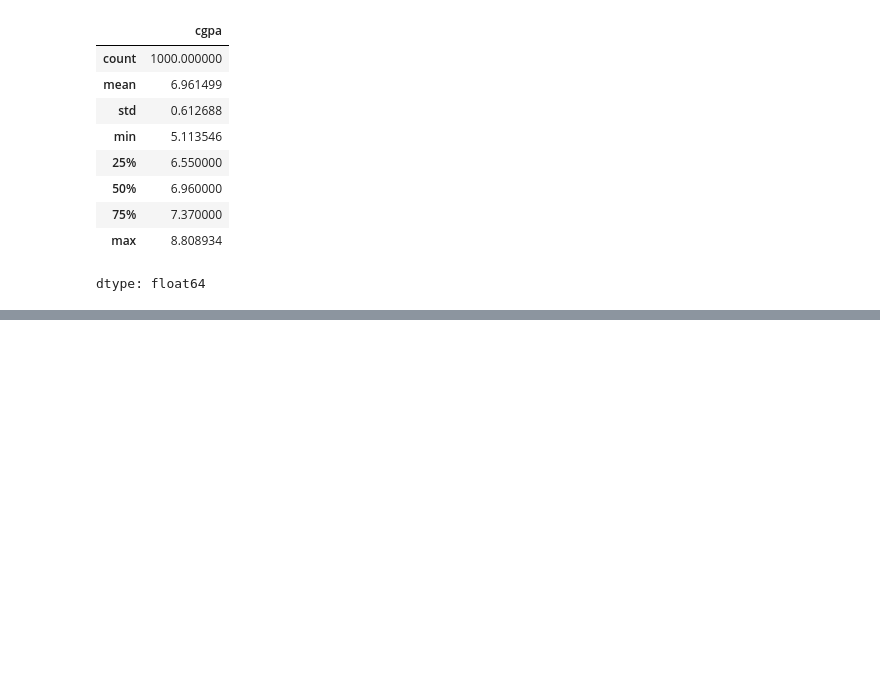
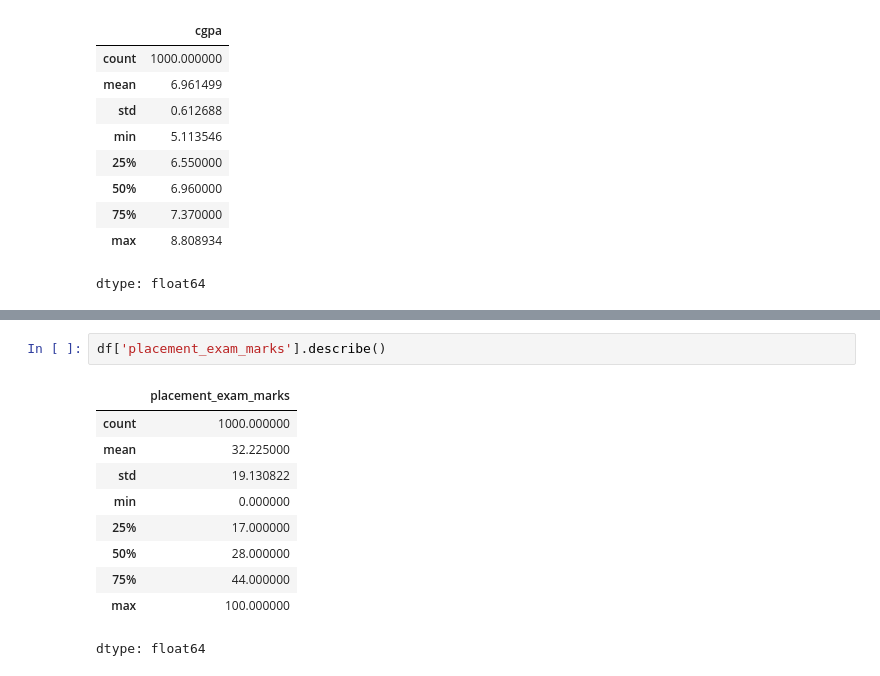
Before and after one commit to suryashekharsasmal/My-ML-concept, a Jupyter notebook: Machin_lerning.ipynb, the cells around one changed output, grey strips where cells are left out. Drawn from its saved outputs; the diff is of its cells as text; blank space fills up the shorter version.

```diff
--- a/Machin_lerning.ipynb
+++ b/Machin_lerning.ipynb
@@ -1746,0 +1780,13 @@ dtype: float64
+# %%
+df['placement_exam_marks'].describe()
+# %% [output]
+|  | placement_exam_marks |
+| count | 1000.000000 |
+| mean | 32.225000 |
+| std | 19.130822 |
+| min | 0.000000 |
+| 25% | 17.000000 |
+| 50% | 28.000000 |
+| 75% | 44.000000 |
+| max | 100.000000 |
+dtype: float64
```
Also changed, not shown: parts of 16 cells of this notebook.
